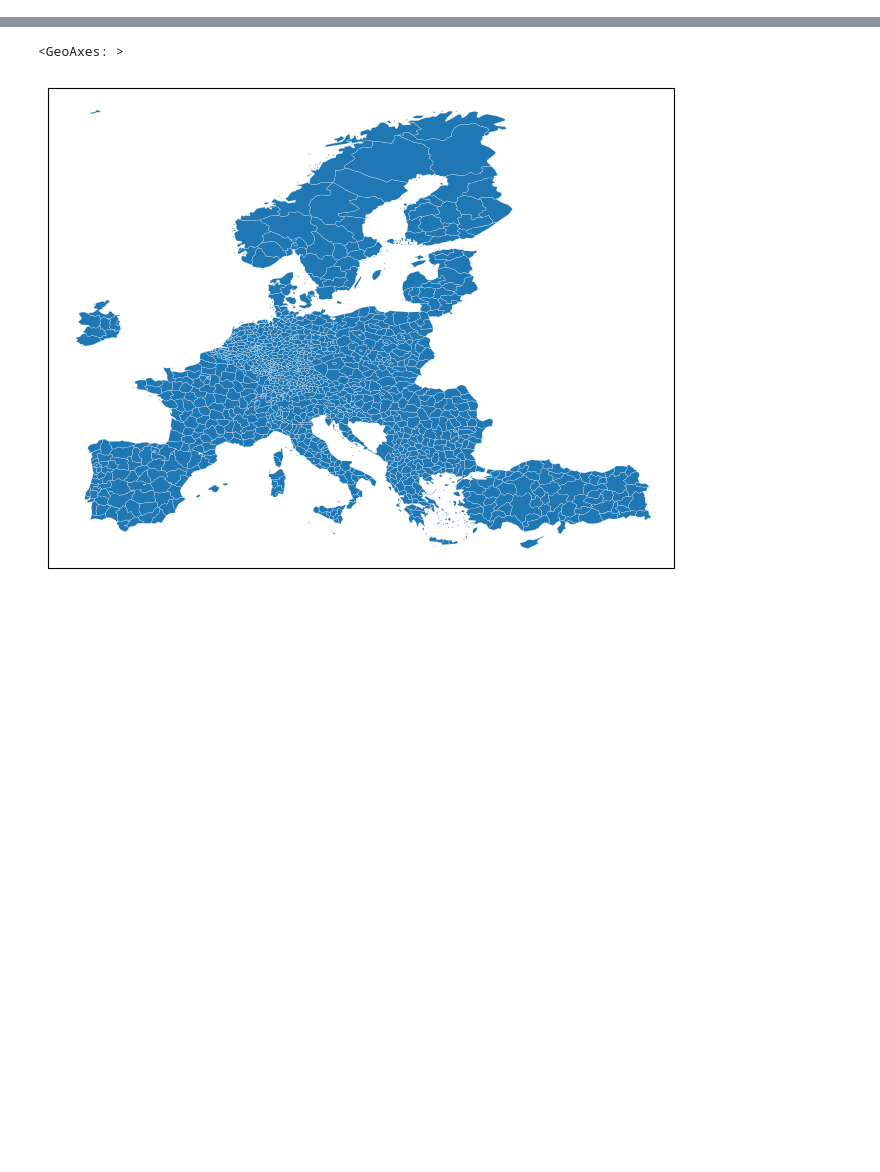
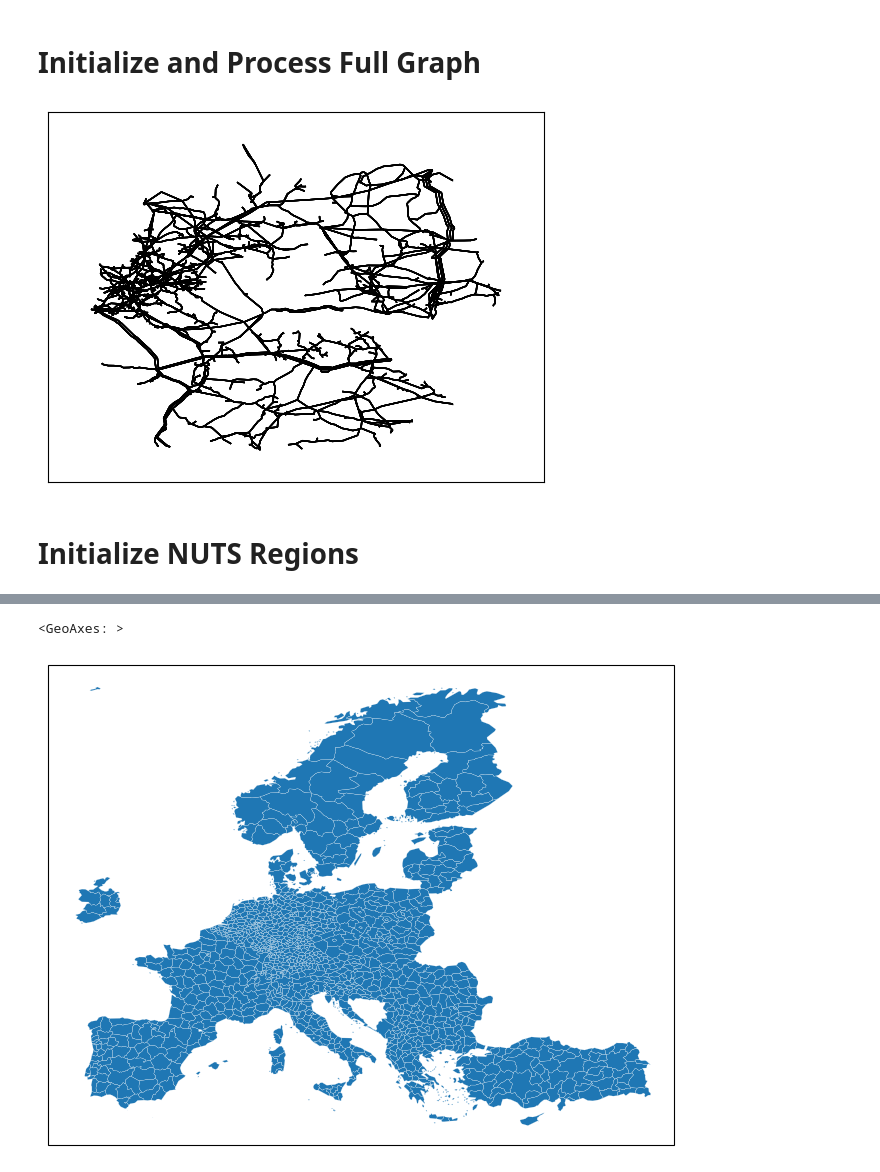
Before and after one commit to hugoschwabe/bachelor-thesis, a Jupyter notebook: benchmark.ipynb, the cells around one changed output, grey strips where cells are left out. Cells and saved outputs as stored; diff of their text form; code cells hidden in the pictures; blank space fills up the shorter version.

Commit message:
Fixed data import bugs, first algos

```diff
--- a/benchmark.ipynb
+++ b/benchmark.ipynb
@@ -6,28 +6,38 @@ import pandas as pd
 import networkx as nx
 import re
 import numpy as np
+# %% [markdown]
+# Initialize and Process Full Graph
 # %%
 #network from data
 original=nx.Graph()
 
 # add nodes
 nodes = pd.read_csv("nodes_DE2023_methane.csv")
-for i in range(0, nodes.shape[1]):
+for i in range(0, nodes.shape[0]):
 	# id,name,alias,type,x,y,height
 	node = nodes.iloc[i]
 	original.add_node(node.id, name=node.name, alias=node.alias, type=node.type, x=node.x, y=node.y, height=node.height)
 
 # add edges
 edges = pd.read_csv("edges_DE2023_methane.csv")
-for i in range(0, edges.shape[1]):
+for i in range(0, edges.shape[0]):
 	#id,node0_id,node1_id,name,alias,type,diameter,length,roughness,rin,rout,pimin,pomax
 	edge = edges.iloc[i]
 	original.add_edge(edge.node0_id, edge.node1_id, id=edge.id, name=edge.name, alias=edge.alias, type=edge.type, length=edge.length, roughness=edge.roughness, rin=edge.rin, rout=edge.rout, pimin=edge.pimin, pomax=edge.pomax)
+# %%
+pos = {node: (data["x"], data["y"]) for node, data in original.nodes(data=True)}
+for i, community in enumerate(nodes):
+    nx.draw_networkx_edges(original, pos)
+# %% [output]
+[figure, added]
 # %%
 # translate every entry in nodes["alias"] to its property, save in nodes["type"]
 nodes["type"] = nodes["alias"].copy().apply(lambda x: ''.join(re.findall(r'([A-Z]|[a-z])', str(x).split("_")[0]))).to_numpy()
 # fill nan values in nodes["type"] with N
 nodes["type"] = nodes["type"].apply(lambda x: "N" if str(x) == "nan" else x)
+# %% [markdown]
+# Initialize NUTS Regions
 # %%
 nuts3 = gpd.read_file("./NUTS3/NUTS_RG_20M_2024_4326.shp").set_index("NUTS_ID")
 nuts3 = nuts3[nuts3["LEVL_CODE"] == 3]
```
Also changed, not shown: parts of 5 cells of this notebook, 1 other file.
